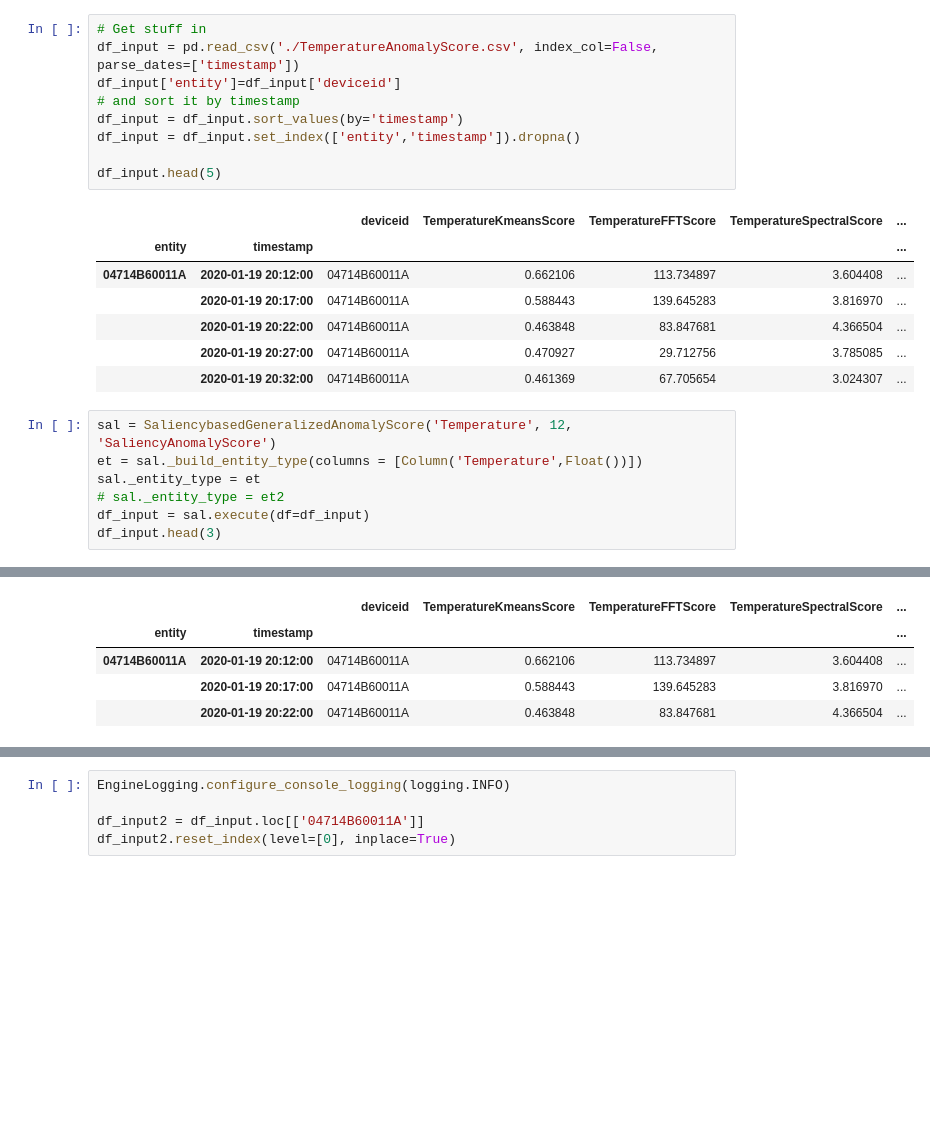
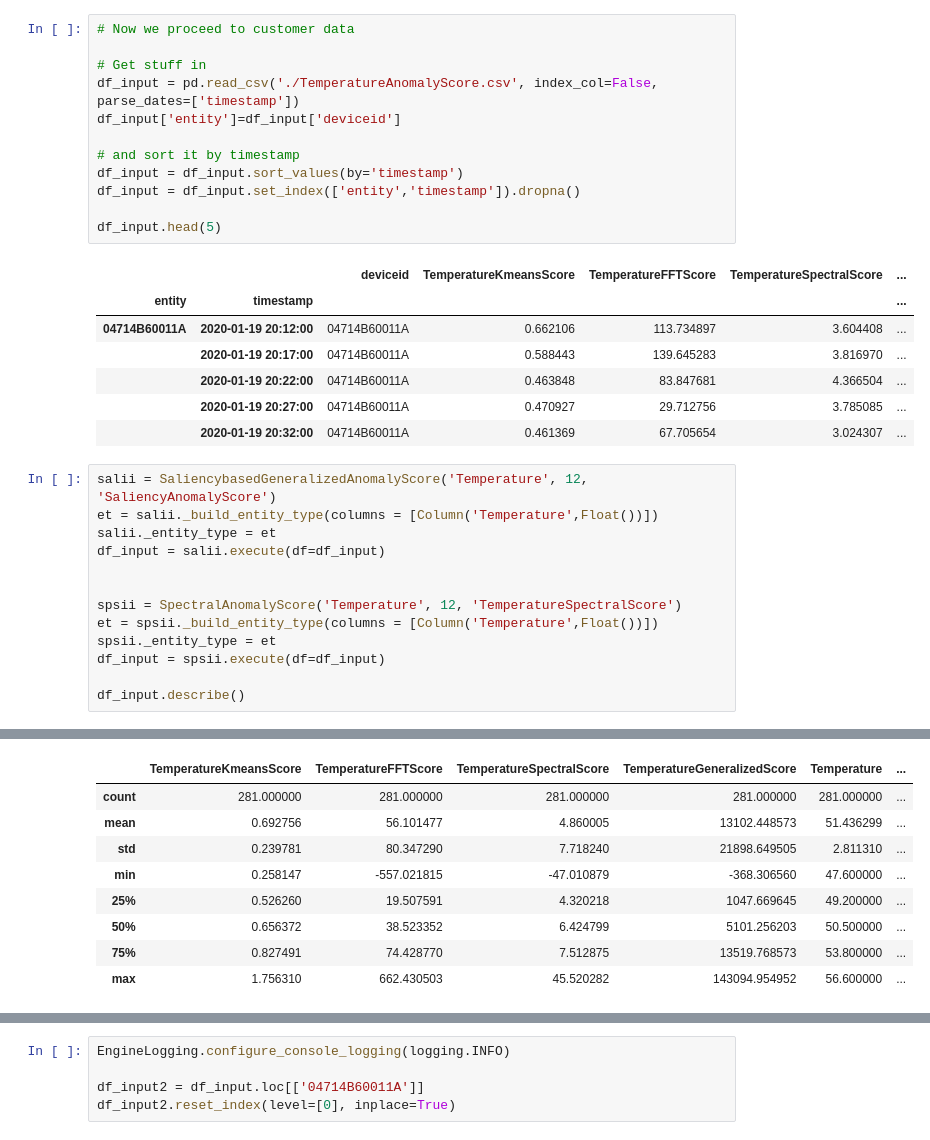
Before and after one commit to sedgewickmm18/mmfunctions, a Jupyter notebook: InvestigationBeta-3.0120.ipynb, the cells around one changed output, grey strips where cells are left out. Cells and saved outputs as stored; diff of their text form; blank space fills up the shorter version.

```diff
--- a/InvestigationBeta-3.0120.ipynb
+++ b/InvestigationBeta-3.0120.ipynb
@@ -47,7 +245,10 @@ Warning: confluent_kafka is not installed. Publish to MessageHub not supported.
 # %%
+# Now we proceed to customer data
+
 # Get stuff in
 df_input = pd.read_csv('./TemperatureAnomalyScore.csv', index_col=False, parse_dates=['timestamp'])
 df_input['entity']=df_input['deviceid']
+
 # and sort it by timestamp
 df_input = df_input.sort_values(by='timestamp')
 df_input = df_input.set_index(['entity','timestamp']).dropna()
@@ -62,10 +263,16 @@ df_input.head(5)
 |  | 2020-01-19 20:27:00 | 04714B60011A | 0.470927 | 29.712756 | 3.785085 | ... |
 |  | 2020-01-19 20:32:00 | 04714B60011A | 0.461369 | 67.705654 | 3.024307 | ... |
 # %%
-sal = SaliencybasedGeneralizedAnomalyScore('Temperature', 12, 'SaliencyAnomalyScore')
-et = sal._build_entity_type(columns = [Column('Temperature',Float())])
-sal._entity_type = et
-# sal._entity_type = et2
-df_input = sal.execute(df=df_input)
-df_input.head(3)
+salii = SaliencybasedGeneralizedAnomalyScore('Temperature', 12, 'SaliencyAnomalyScore')
+et = salii._build_entity_type(columns = [Column('Temperature',Float())])
+salii._entity_type = et
+df_input = salii.execute(df=df_input)
+
+
+spsii = SpectralAnomalyScore('Temperature', 12, 'TemperatureSpectralScore')
+et = spsii._build_entity_type(columns = [Column('Temperature',Float())])
+spsii._entity_type = et
+df_input = spsii.execute(df=df_input)
+
+df_input.describe()
 # %% [output]
@@ -92,5 +283,9 @@ No schedules metadata
-|  |  | deviceid | TemperatureKmeansScore | TemperatureFFTScore | TemperatureSpectralScore | ... |
-| entity | timestamp |  |  |  |  | ... |
-| 04714B60011A | 2020-01-19 20:12:00 | 04714B60011A | 0.662106 | 113.734897 | 3.604408 | ... |
-|  | 2020-01-19 20:17:00 | 04714B60011A | 0.588443 | 139.645283 | 3.816970 | ... |
-|  | 2020-01-19 20:22:00 | 04714B60011A | 0.463848 | 83.847681 | 4.366504 | ... |
+|  | TemperatureKmeansScore | TemperatureFFTScore | TemperatureSpectralScore | TemperatureGeneralizedScore | Temperature | ... |
+| count | 281.000000 | 281.000000 | 281.000000 | 281.000000 | 281.000000 | ... |
+| mean | 0.692756 | 56.101477 | 4.860005 | 13102.448573 | 51.436299 | ... |
+| std | 0.239781 | 80.347290 | 7.718240 | 21898.649505 | 2.811310 | ... |
+| min | 0.258147 | -557.021815 | -47.010879 | -368.306560 | 47.600000 | ... |
+| 25% | 0.526260 | 19.507591 | 4.320218 | 1047.669645 | 49.200000 | ... |
+| 50% | 0.656372 | 38.523352 | 6.424799 | 5101.256203 | 50.500000 | ... |
+| 75% | 0.827491 | 74.428770 | 7.512875 | 13519.768573 | 53.800000 | ... |
+| max | 1.756310 | 662.430503 | 45.520282 | 143094.954952 | 56.600000 | ... |
```
Also changed, not shown: parts of 14 cells of this notebook, 1 other file.
